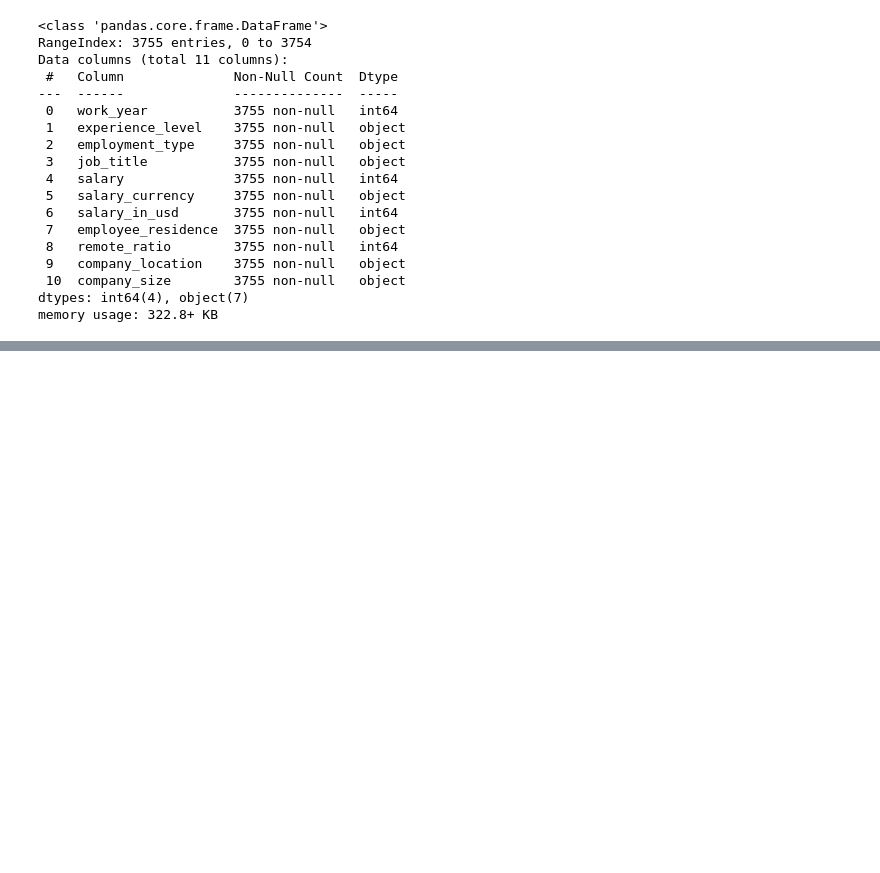
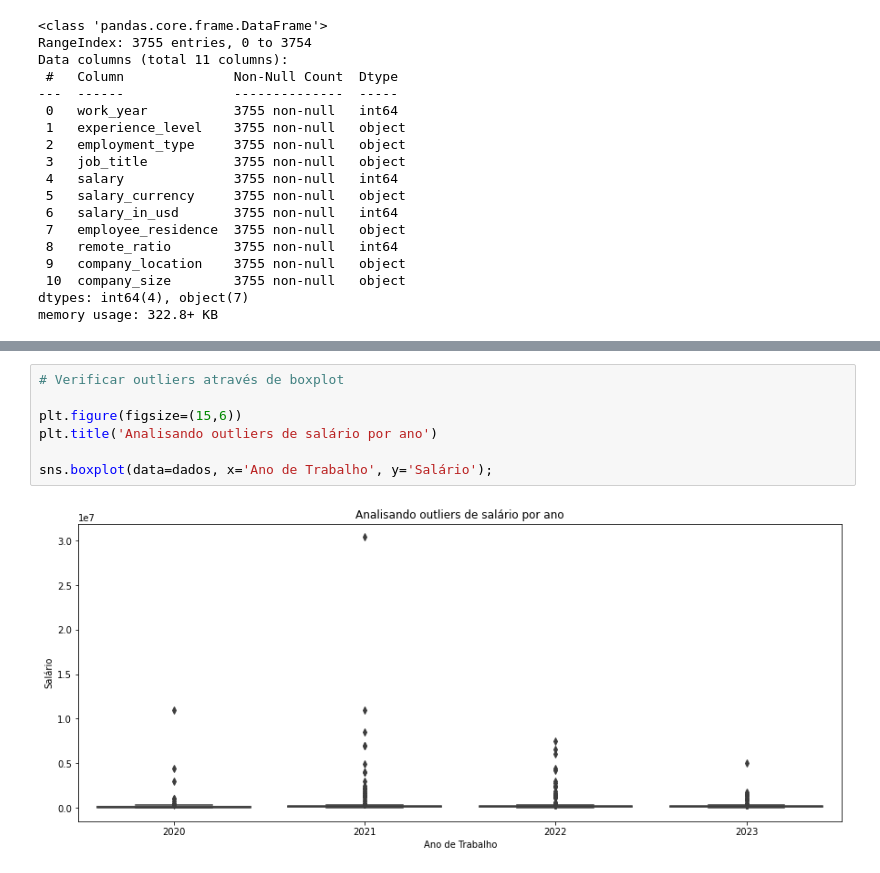
Before and after one commit to isaacuchoa/salariosDataScience, a Jupyter notebook: salaries.ipynb, the cells around one changed output, grey strips where cells are left out. Cells and saved outputs as stored; diff of their text form; blank space fills up the shorter version.

```diff
--- a/salaries.ipynb
+++ b/salaries.ipynb
@@ -64,0 +94,9 @@ AttributeError: 'NoneType' object has no attribute 'rename'
+# %%
+# Verificar outliers através de boxplot
+
+plt.figure(figsize=(15,6))
+plt.title('Analisando outliers de salário por ano')
+
+sns.boxplot(data=dados, x='Ano de Trabalho', y='Salário');
+# %% [output]
+[figure, added]
```
Also changed, not shown: parts of 4 cells of this notebook.
